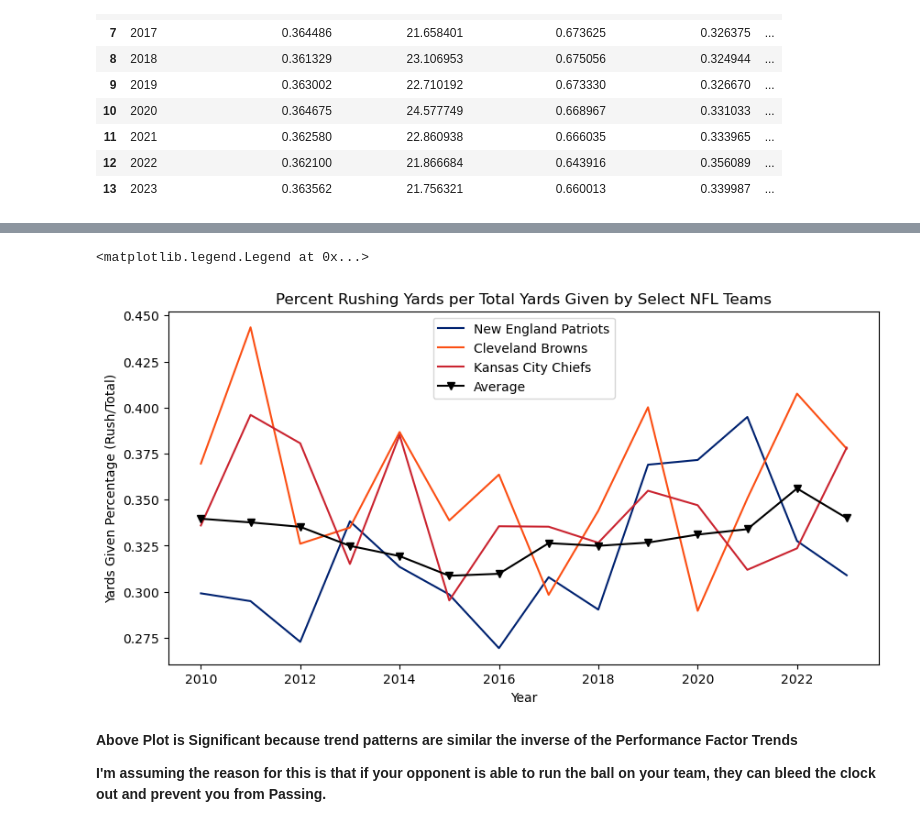
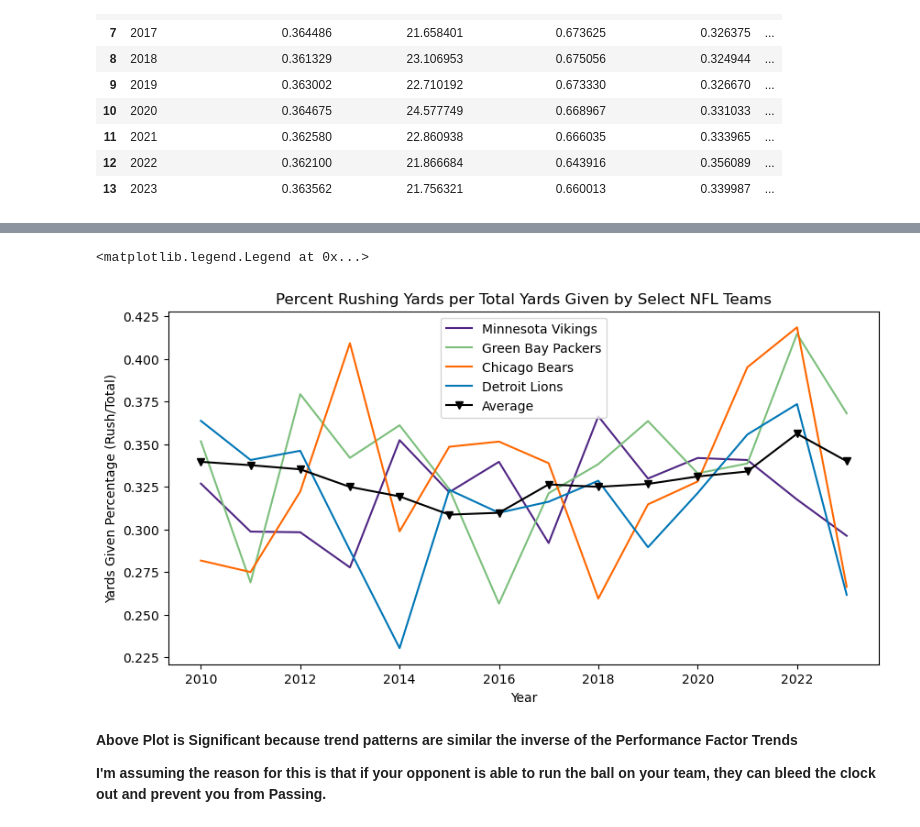
Before and after one commit to RMB0802/Final-NFL, a Jupyter notebook: Final_Project_Cleaning_and_Analysis.ipynb, the cells around one changed output, grey strips where cells are left out. Cells and saved outputs as stored; diff of their text form; code cells hidden in the pictures.

```diff
--- a/Final_Project_Cleaning_and_Analysis.ipynb
+++ b/Final_Project_Cleaning_and_Analysis.ipynb
@@ -760,0 +828,35 @@ dplot=df_for_plot[["New England Patriots","Jacksonville Jaguars", "Cleveland Bro
+# %%
+team_colors = {
+    'Arizona Cardinals': '#97233F',
+    'Atlanta Falcons': '#A71930',
+    'Baltimore Ravens': '#241773',
+    'Buffalo Bills': '#00338D',
+    'Carolina Panthers': '#0085CA',
+    'Chicago Bears': '#FF6700',
+    'Cincinnati Bengals': '#FB4F14',
+    'Cleveland Browns': '#FF7F00',
+    'Dallas Cowboys': '#003594',
+    'Denver Broncos': '#FB4F14',
+    'Detroit Lions': '#0076B6',
+    'Green Bay Packers': '#7CBF7C',
+    'Houston Texans': '#03202F',
+    'Indianapolis Colts': '#002C5F',
+    'Jacksonville Jaguars': '#006778',
+    'Kansas City Chiefs': '#E31837',
+    'Las Vegas Raiders': '#000000',
+    'Los Angeles Chargers': '#002A5E',
+    'Los Angeles Rams': '#002244',
+    'Miami Dolphins': '#008E97',
+    'Minnesota Vikings': '#4F2683',
+    'New England Patriots': '#002244',
+    'New Orleans Saints': '#D3BC8D',
+    'New York Giants': '#0B2265',
+    'New York Jets': '#125740',
+    'Philadelphia Eagles': '#004C54',
+    'Pittsburgh Steelers': '#FFB612',
+    'San Francisco 49ers': '#AA0000',
+    'Seattle Seahawks': '#008080',
+    'Tampa Bay Buccaneers': '#D50A0A',
+    'Tennessee Titans': '#0C2340',
+    'Washington Commanders': '#773141'
+}
@@ -794,14 +1133,9 @@ consolidated_team_avgs
 df_for_plot = master_df_all.pivot_table(values="Season_Performance_Factor", index="Year",
                                         columns="Team_Names", aggfunc=sum)
 
-# Select the teams to include in the plot
-teams = ["New England Patriots", "Cleveland Browns","Kansas City Chiefs"]
-team_colors = {'New England Patriots': '#002270',
-               'Cleveland Browns': '#FB4F14',
-               'Kansas City Chiefs': '#CA2430'}
 
 # Create the line plot
-dplot = df_for_plot[teams].plot(kind='line', figsize=(10,5), color=[team_colors[team] for team in teams])
+dplot = df_for_plot[NFC_North].plot(kind='line', figsize=(10,5), color=[team_colors[team] for team in NFC_North])
 
 # Add labels and title
 dplot.set_xlabel("Year")
@@ -858,24 +1192,24 @@ dplot.legend(loc='lower center')
 # %%
 # Pivot the data to create a table with the total rushing yards given up by each team for each year
 df_for_plot = master_df_all.pivot_table(values="Def_Rush_Yds_Ratio", index="Year",
                                         columns="Team_Names", aggfunc=sum)
 
 
 # Create the line plot
-dplot = df_for_plot[teams].plot(kind='line', figsize=(10,5), color=[team_colors[team] for team in teams])
+dplot = df_for_plot[NFC_North].plot(kind='line', figsize=(10,5), color=[team_colors[team] for team in NFC_North])
 
 # Add labels and title
 dplot.set_xlabel("Year")
 dplot.set_ylabel("Yards Given Percentage (Rush/Total)")
 dplot.set_title("Percent Rushing Yards per Total Yards Given by Select NFL Teams")
 
 dplot.plot(consolidated_team_avgs['Year'], consolidated_team_avgs['Def_Rush_Ratio_mean'], label='Average', color='black', marker='v')
 
 # Add a legend
 dplot.legend(loc='upper center')
 # %% [output]
 <matplotlib.legend.Legend at 0x...>
-[figure, old version]
+[figure, new version]
 # %% [markdown]
 **Above Plot is Significant because trend patterns are similar the inverse of the Performance Factor Trends**
 
```
Also changed, not shown: parts of 49 cells of this notebook.
